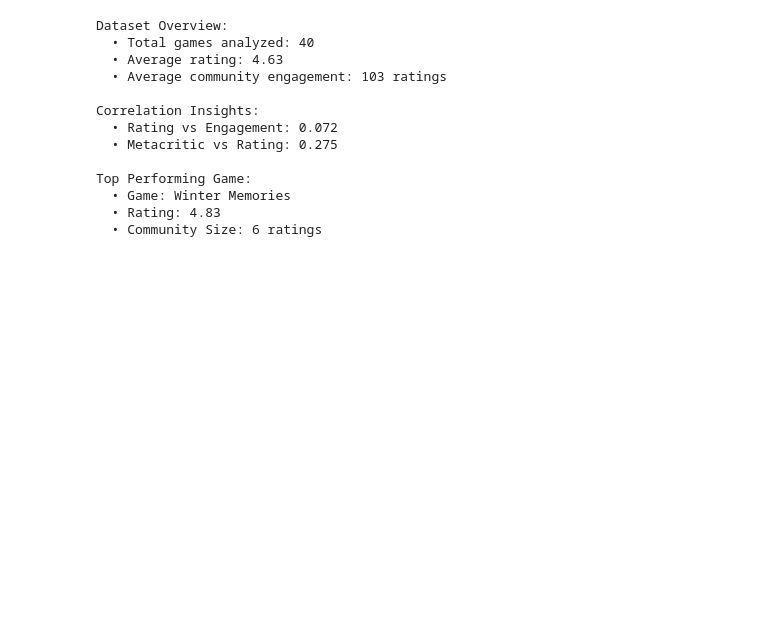
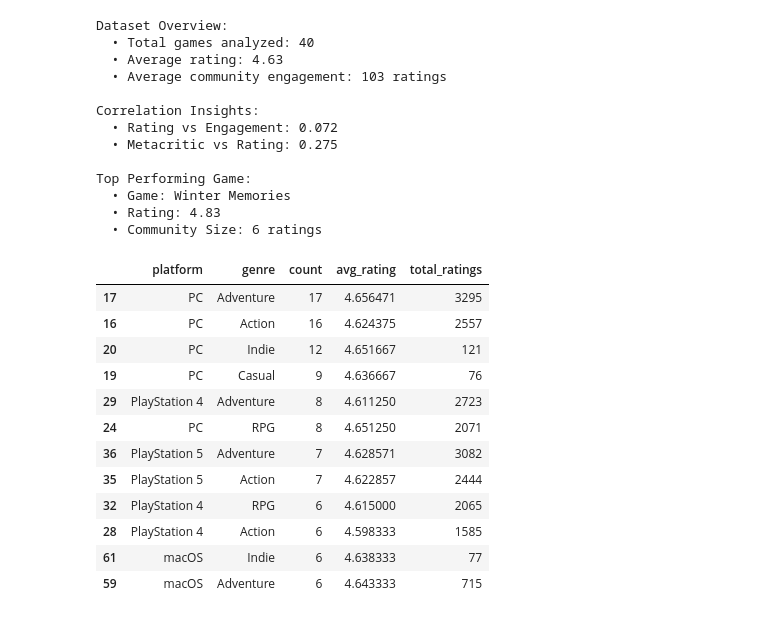
Before and after one commit to beereket/data-collection, a Jupyter notebook: SIS1/videogames.ipynb, the cells around one changed output. Drawn from its saved outputs; the diff is of its cells as text; code cells hidden in the pictures; blank space fills up the shorter version.

```diff
--- a/SIS1/videogames.ipynb
+++ b/SIS1/videogames.ipynb
@@ -311,3 +317,18 @@ Top Performing Game:
   • Game: Winter Memories
   • Rating: 4.83
   • Community Size: 6 ratings
+# %%
+import plotly.express as px
+
+df_tm = df_analysis.copy()
+df_tm['platform'] = df_tm['platforms'].fillna('').str.split(', ')
+df_tm['genre'] = df_tm['genres'].fillna('').str.split(', ')
+
+df_tm = df_tm.explode('platform').explode('genre')
+
+df_tm = df_tm[(df_tm['platform'] != '') & (df_tm['genre'] != '')]
+
+df_tm_grouped = df_tm.groupby(['platform', 'genre']).size().reset_index(name='count')
+
+fig = px.treemap(df_tm_grouped, path=['platform', 'genre'], values='count', title='Доли жанров по платформам')
+fig.show()
@@ -313,0 +341,36 @@ Top Performing Game:
+# %%
+fig = px.scatter(df_tm,
+				 x='platform',
+				 y='rating',
+				 size='ratings_count',
+				 color='genre',
+				 title='Game Ratings by Platform and Genre',
+				 labels={'platform': 'Platform',
+						 'rating': 'Rating',
+						 'ratings_count': 'Number of Ratings'},
+				 height=600)
+
+fig.update_layout(showlegend=True)
+
+df_tm = df_tm.reset_index(drop=True)
+agg = df_tm.groupby(['platform', 'genre'], as_index=False).agg(
+    count=('name', 'size'),
+    avg_rating=('rating', 'mean'),
+    total_ratings=('ratings_count', 'sum')
+).sort_values('count', ascending=False)
+display(agg.head(12))
+fig.show()
+# %% [output]
+|  | platform | genre | count | avg_rating | total_ratings |
+| 17 | PC | Adventure | 17 | 4.656471 | 3295 |
+| 16 | PC | Action | 16 | 4.624375 | 2557 |
+| 20 | PC | Indie | 12 | 4.651667 | 121 |
+| 19 | PC | Casual | 9 | 4.636667 | 76 |
+| 29 | PlayStation 4 | Adventure | 8 | 4.611250 | 2723 |
+| 24 | PC | RPG | 8 | 4.651250 | 2071 |
+| 36 | PlayStation 5 | Adventure | 7 | 4.628571 | 3082 |
+| 35 | PlayStation 5 | Action | 7 | 4.622857 | 2444 |
+| 32 | PlayStation 4 | RPG | 6 | 4.615000 | 2065 |
+| 28 | PlayStation 4 | Action | 6 | 4.598333 | 1585 |
+| 61 | macOS | Indie | 6 | 4.638333 | 77 |
+| 59 | macOS | Adventure | 6 | 4.643333 | 715 |
```
Also changed, not shown: parts of 8 cells of this notebook, 7 other files.
